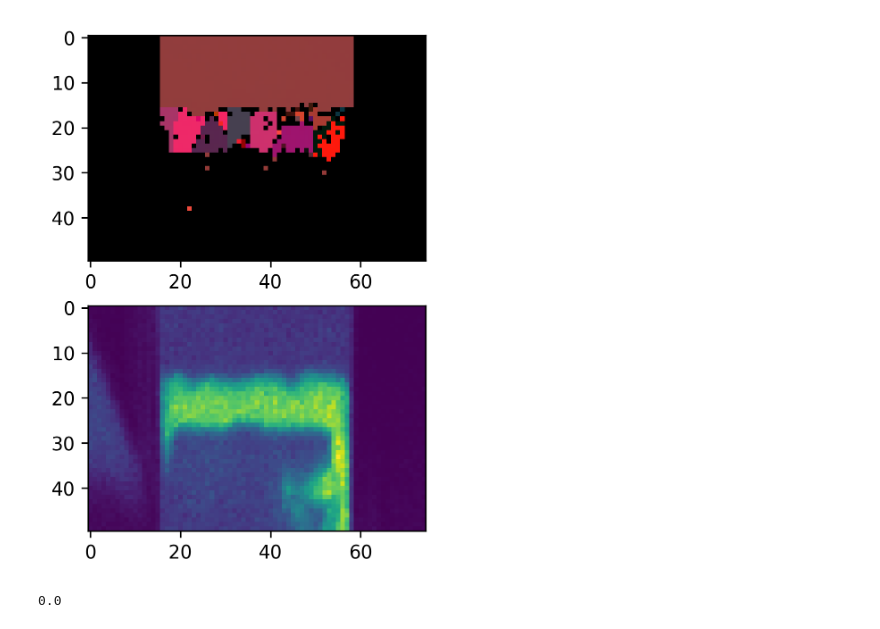
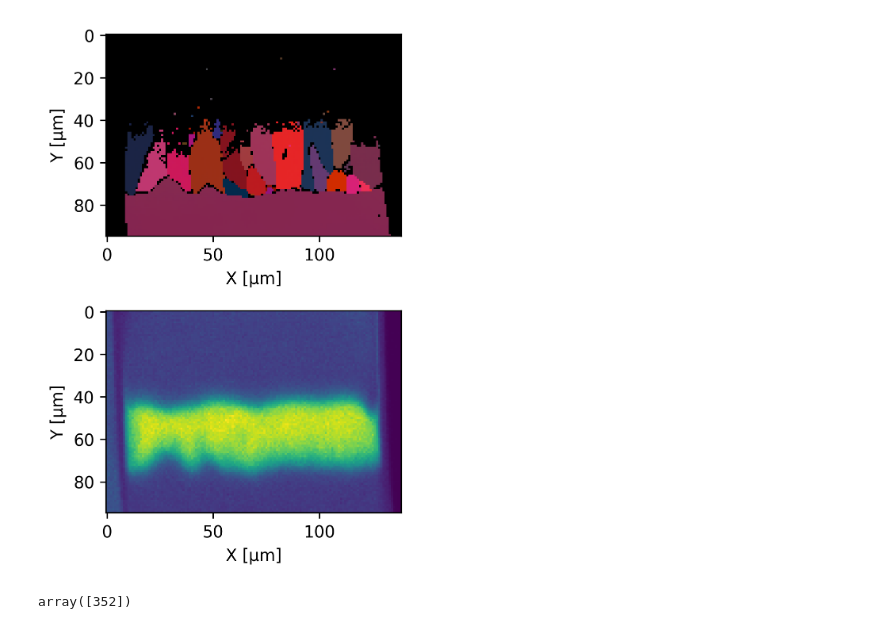
Before and after one commit to EricViklund/3deds, a Jupyter notebook: EBSD_animation.ipynb, the cells around one changed output. Cells and saved outputs as stored; diff of their text form; code cells hidden in the pictures.

```diff
--- a/EBSD_animation.ipynb
+++ b/EBSD_animation.ipynb
@@ -3,53 +3,64 @@ import h5py
 import os
 
 directory = "./data/"
-data_folder = directory
+data_folder = directory + "8-5-24/h5oina/"
 output_folder =  './'
 
 h5_files = os.listdir(data_folder)
-sorted_files = sorted(h5_files, key=lambda x: int(x.split(' ')[9]))
+sorted_files = sorted(h5_files, key=lambda x: int(x.split(' ')[4]))
 # %%
 import matplotlib.pyplot as plt
 import numpy as np
 
 import matplotlib.animation as animation
 import matplotlib.colors as colors
 
 fig, axs = plt.subplots(2,1,dpi=300)
-f = h5py.File(data_folder+sorted_files[-10], 'r')
+f = h5py.File(data_folder+sorted_files[4], 'r')
 
+axs[0].set_xlabel("X [μm]")
+axs[1].set_xlabel("X [μm]")
+axs[0].set_ylabel("Y [μm]")
+axs[1].set_ylabel("Y [μm]")
+
+axs[0].invert_yaxis()
+axs[1].invert_yaxis()
 
 image_resolution = (f['1/EDS/Header/X Cells'][0],f['1/EDS/Header/Y Cells'][0])
 crop = slice(0, 50),slice(30, 105)
 
-data = np.array(f['1/EBSD/Data/Euler']).reshape(image_resolution[1],image_resolution[0],3)[crop]
+data = np.array(f['1/EBSD/Data/Euler']).reshape(image_resolution[1],image_resolution[0],3)
+
+data = np.flip(data,axis=0)
 
 data[:,:,0] = data[:,:,0]/(2*np.pi)
 data[:,:,1] = data[:,:,1]/(np.pi)
 data[:,:,2] = data[:,:,2]/(np.pi)
 
 ref_data = data
 
 
 map1 = axs[0].imshow(data)
 #c = fig.colorbar(map1, ax=axs)
 
 #axs[0].set_xlim(0,f['1/EBSD/Header/Bounding Box Size'][0])
 #axs[0].set_ylim(0,f['1/EBSD/Header/Bounding Box Size'][1])
 
 
 
-data = np.array(f['1/EDS/Data/Window Integral/Sn Lα1']).reshape(image_resolution[1],image_resolution[0])[crop]
+data = np.array(f['1/EDS/Data/Window Integral/Sn Lα1']).reshape(image_resolution[1],image_resolution[0])
 
-
+data = np.flip(data,axis=0)
 
 map2 = axs[1].imshow(data)
+
+fig.tight_layout()
 # %% [output]
-[figure, old version]
+[figure, new version]
-# %%
-np.array(f['1/EBSD/Data/Euler'])[:,0].min()
-# %% [output]
-0.0
+# %%
+np.array(f['1/Electron Image/Header/Y Cells'])
+# %% [output]
+array([352])
 # %%
 import numpy as np
 import matplotlib.pyplot as plt
```
Also changed, not shown: parts of 1 cell of this notebook, 13 other files.
